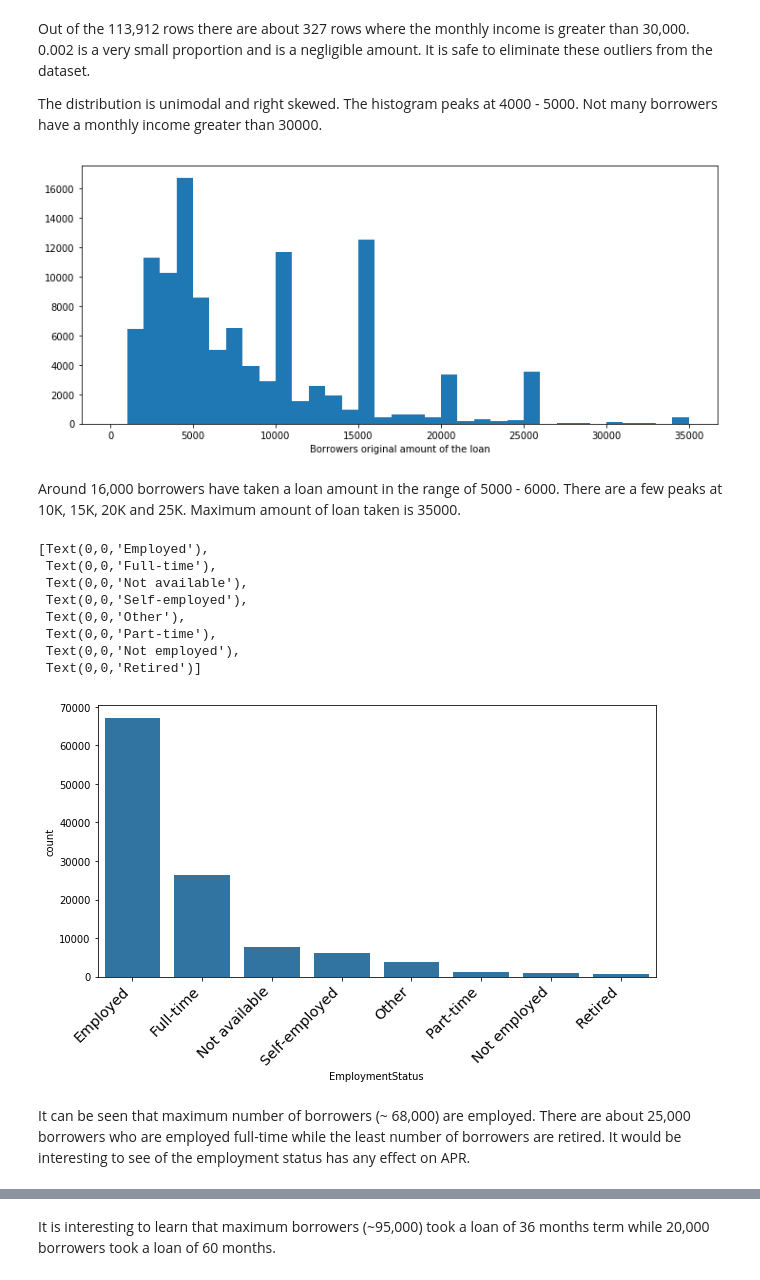
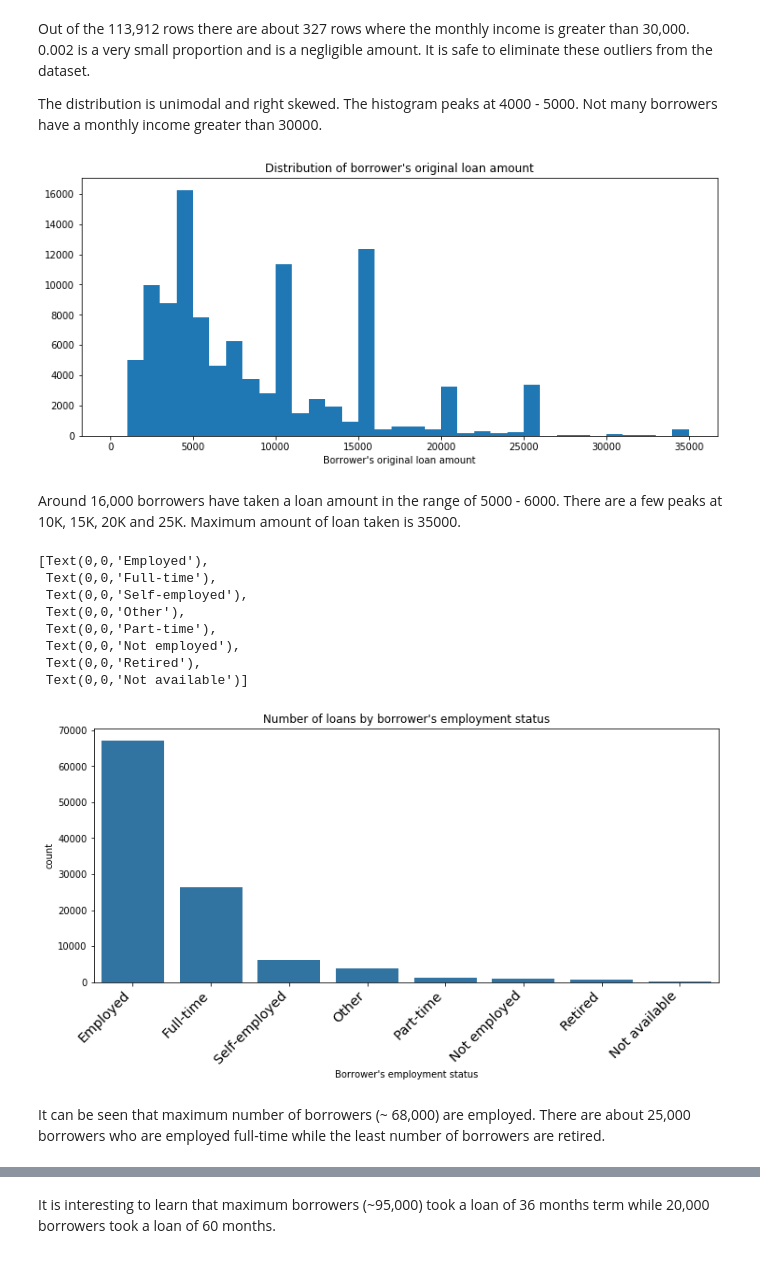
Before and after one commit to sherylWM/Data_Visualization_ProsperLoans, a Jupyter notebook: Data_Visualization_of_Prosper_Loans_Data.ipynb, the cells around one changed output, grey strips where cells are left out. Cells and saved outputs as stored; diff of their text form; code cells hidden in the pictures.

Commit message:
Added axis labels and titles to plots

```diff
--- a/Data_Visualization_of_Prosper_Loans_Data.ipynb
+++ b/Data_Visualization_of_Prosper_Loans_Data.ipynb
@@ -227,10 +234,11 @@ bins = np.arange(0, prosperLoans['LoanOriginalAmount'].max() + binsize, 1000)
 
 plt.figure(figsize=[12, 5])
 plt.hist(data = prosperLoans, x = 'LoanOriginalAmount', bins = bins)
-plt.xlabel('Borrowers original amount of the loan')
-plt.show()
+plt.title('Distribution of borrower\'s original loan amount')
+plt.xlabel('Borrower\'s original loan amount')
+plt.show();
 # %% [output]
-[figure, old version]
+[figure, new version]
 # %% [markdown]
 Around 16,000 borrowers have taken a loan amount in the range of 5000 - 6000. There are a few peaks at 10K, 15K, 20K and 25K. Maximum amount of loan taken is 35000.
 # %%
@@ -238,27 +246,29 @@ Around 16,000 borrowers have taken a loan amount in the range of 5000 - 6000. Th
 prosperLoans['EmploymentStatus'].fillna("Not available", inplace = True)
 # %%
 #Bar chart of EmploymentStatus
-plt.figure(figsize=(10,5))
+plt.figure(figsize=(12,5))
 base_color = sn.color_palette()[0]
 cat_order = prosperLoans['EmploymentStatus'].value_counts().index
 chart = sn.countplot(data = prosperLoans, x = 'EmploymentStatus', color = base_color, order = cat_order)
+chart.set_title('Number of loans by borrower\'s employment status')
+chart.set_xlabel('Borrower\'s employment status')
 chart.set_xticklabels(
     chart.get_xticklabels(),
     rotation=45,
     horizontalalignment='right',
     fontweight='light',
     fontsize='x-large')
 # %% [output]
 [Text(0,0,'Employed'),
  Text(0,0,'Full-time'),
- Text(0,0,'Not available'),
  Text(0,0,'Self-employed'),
  Text(0,0,'Other'),
  Text(0,0,'Part-time'),
  Text(0,0,'Not employed'),
- Text(0,0,'Retired')]
+ Text(0,0,'Retired'),
+ Text(0,0,'Not available')]
-[figure, old version]
+[figure, new version]
 # %% [markdown]
-It can be seen that maximum number of borrowers (~ 68,000) are employed. There are about 25,000 borrowers who are employed full-time while the least number of borrowers are retired. It would be interesting to see of the employment status has any effect on APR.
+It can be seen that maximum number of borrowers (~ 68,000) are employed. There are about 25,000 borrowers who are employed full-time while the least number of borrowers are retired.
 # %%
 #Bar chart of loan Term
```
Also changed, not shown: parts of 12 cells of this notebook.
